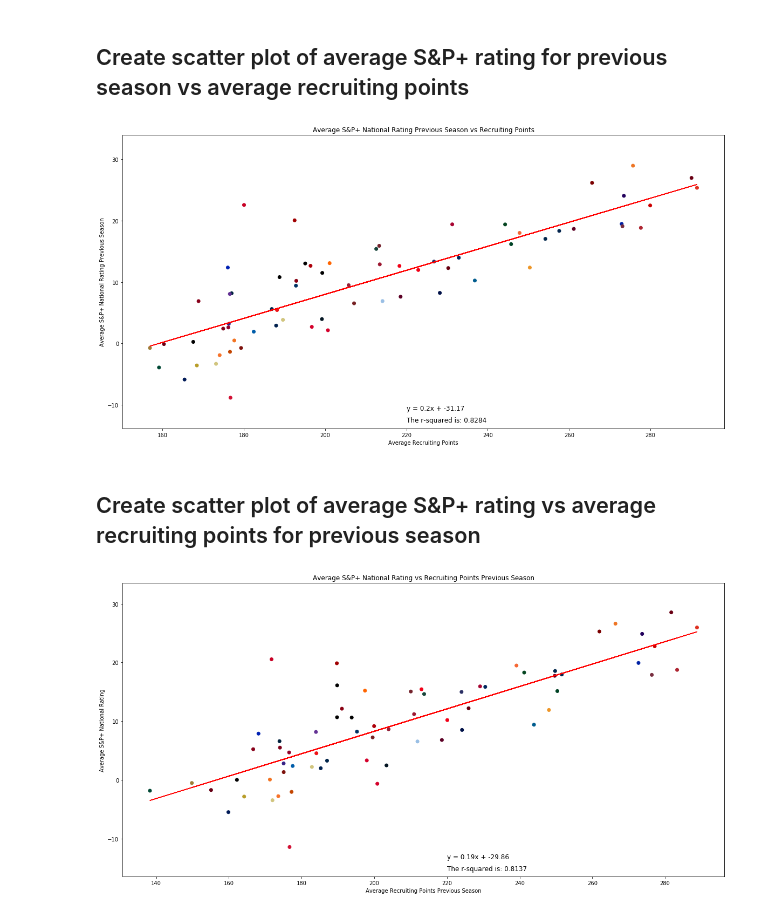
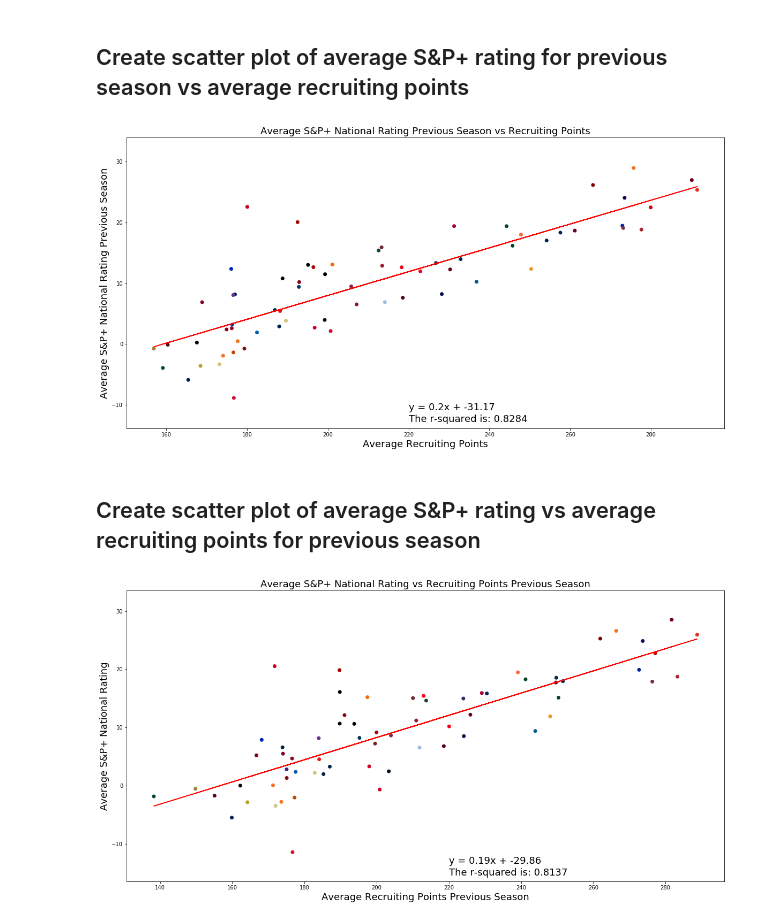
Before and after one commit to bdowd91/Project-1, a Jupyter notebook: recruitingAnalysis.ipynb, the cells around one changed output. Saved outputs shown, nothing was run; the diff lists cells and outputs as text; code cells hidden in the pictures.

```diff
--- a/recruitingAnalysis.ipynb
+++ b/recruitingAnalysis.ipynb
@@ -545,27 +545,27 @@ groupedStatsPrv2
 # %%
 # set x and y values
 xvalues = groupedStatsPrv2['avgPoints']
 yvalues = groupedStatsPrv2['avgRatingPrv']
 # linear regression
 (slope, intercept, rvalue, pvalue, stderr) = stats.linregress(xvalues, yvalues)
 regress_values = xvalues * slope + intercept
 line_eq = "y = " + str(round(slope,2)) + "x + " + str(round(intercept,2))
 # create figure
 plt.figure(figsize=(20,10))
 plt.scatter(xvalues,yvalues,color=groupedStatsPrv2['color'])
 plt.plot(xvalues,regress_values,"r-")
 # annotate with linear regression equation and r-squared
-plt.annotate(line_eq,(220,min(yvalues)-2),fontsize=12,color="black")
-plt.annotate(f"The r-squared is: {round(rvalue,4)}",(220,min(yvalues)-4),fontsize=12,color="black")
+plt.annotate(line_eq,(220,min(yvalues)-2),fontsize=18,color="black")
+plt.annotate(f"The r-squared is: {round(rvalue,4)}",(220,min(yvalues)-4),fontsize=18,color="black")
 # label figure
-plt.title('Average S&P+ National Rating Previous Season vs Recruiting Points')
-plt.xlabel('Average Recruiting Points')
-plt.ylabel('Average S&P+ National Rating Previous Season')
+plt.title('Average S&P+ National Rating Previous Season vs Recruiting Points',fontsize=18)
+plt.xlabel('Average Recruiting Points',fontsize=18)
+plt.ylabel('Average S&P+ National Rating Previous Season',fontsize=18)
 plt.ylim(min(yvalues)-5,max(yvalues)+5)
 # save figure
 plt.savefig("Figures/AverageSPRatingPrvVsRecruitingPts.png")
 # %% [output]
-[figure, old version]
+[figure, new version]
 # %% [markdown]
 ## Create scatter plot of average S&P+ rating vs average recruiting points for previous season
 # %%
@@ -581,14 +581,14 @@ plt.figure(figsize=(20,10))
 plt.scatter(xvalues,yvalues,color=groupedStatsPrv2['color'])
 plt.plot(xvalues,regress_values,"r-")
 # annotate with linear regression equation and r-squared value
-plt.annotate(line_eq,(220,min(yvalues)-2),fontsize=12,color="black")
-plt.annotate(f"The r-squared is: {round(rvalue,4)}",(220,min(yvalues)-4),fontsize=12,color="black")
+plt.annotate(line_eq,(220,min(yvalues)-2),fontsize=18,color="black")
+plt.annotate(f"The r-squared is: {round(rvalue,4)}",(220,min(yvalues)-4),fontsize=18,color="black")
 # lable figure
-plt.title('Average S&P+ National Rating vs Recruiting Points Previous Season')
-plt.xlabel('Average Recruiting Points Previous Season')
-plt.ylabel('Average S&P+ National Rating')
+plt.title('Average S&P+ National Rating vs Recruiting Points Previous Season',fontsize=18)
+plt.xlabel('Average Recruiting Points Previous Season',fontsize=18)
+plt.ylabel('Average S&P+ National Rating',fontsize=18)
 plt.ylim(min(yvalues)-5,max(yvalues)+5)
 # save figure
 plt.savefig("Figures/AverageSPRatingVsRecruitingPtsPrv.png")
 # %% [output]
-[figure, old version]
+[figure, new version]
```
Also changed, not shown: parts of 7 cells of this notebook, 19 other files.
